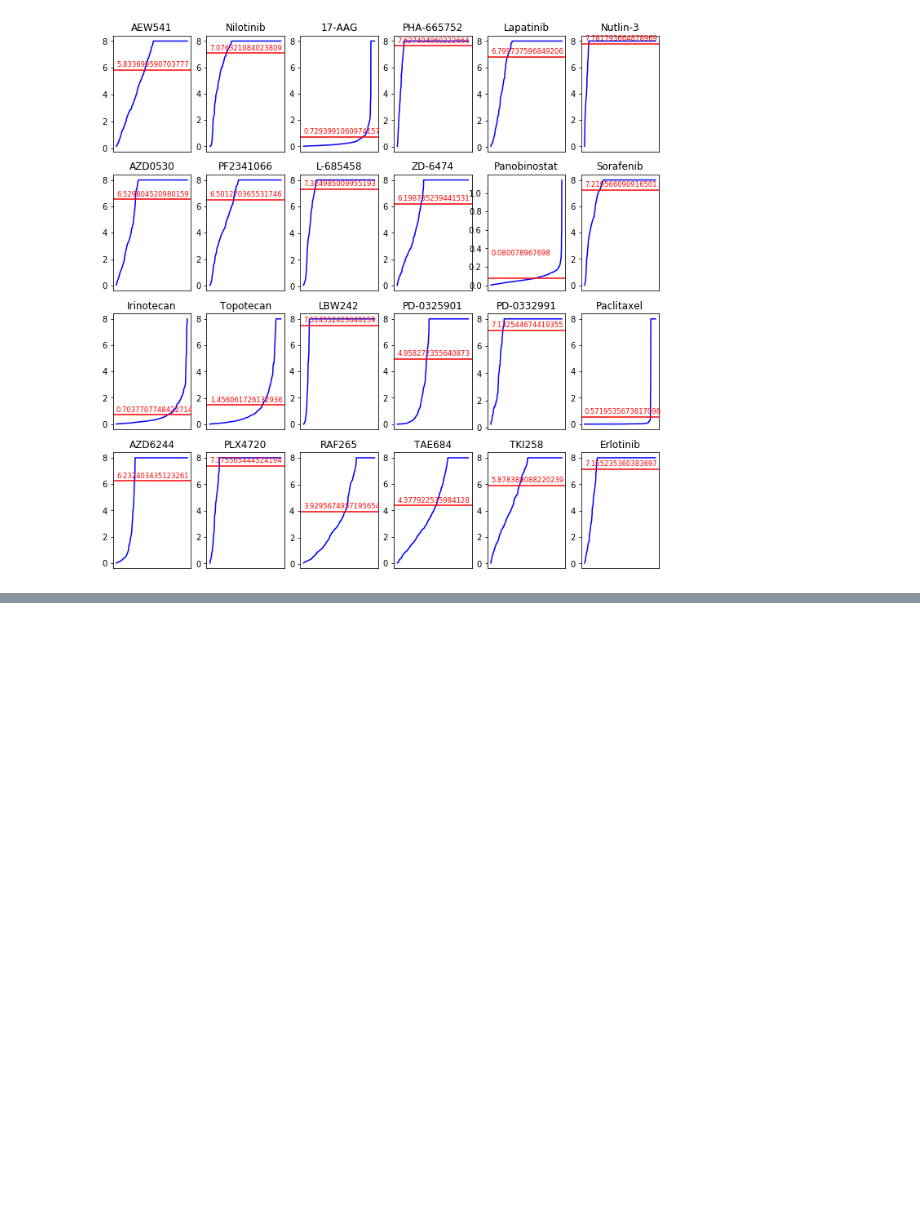
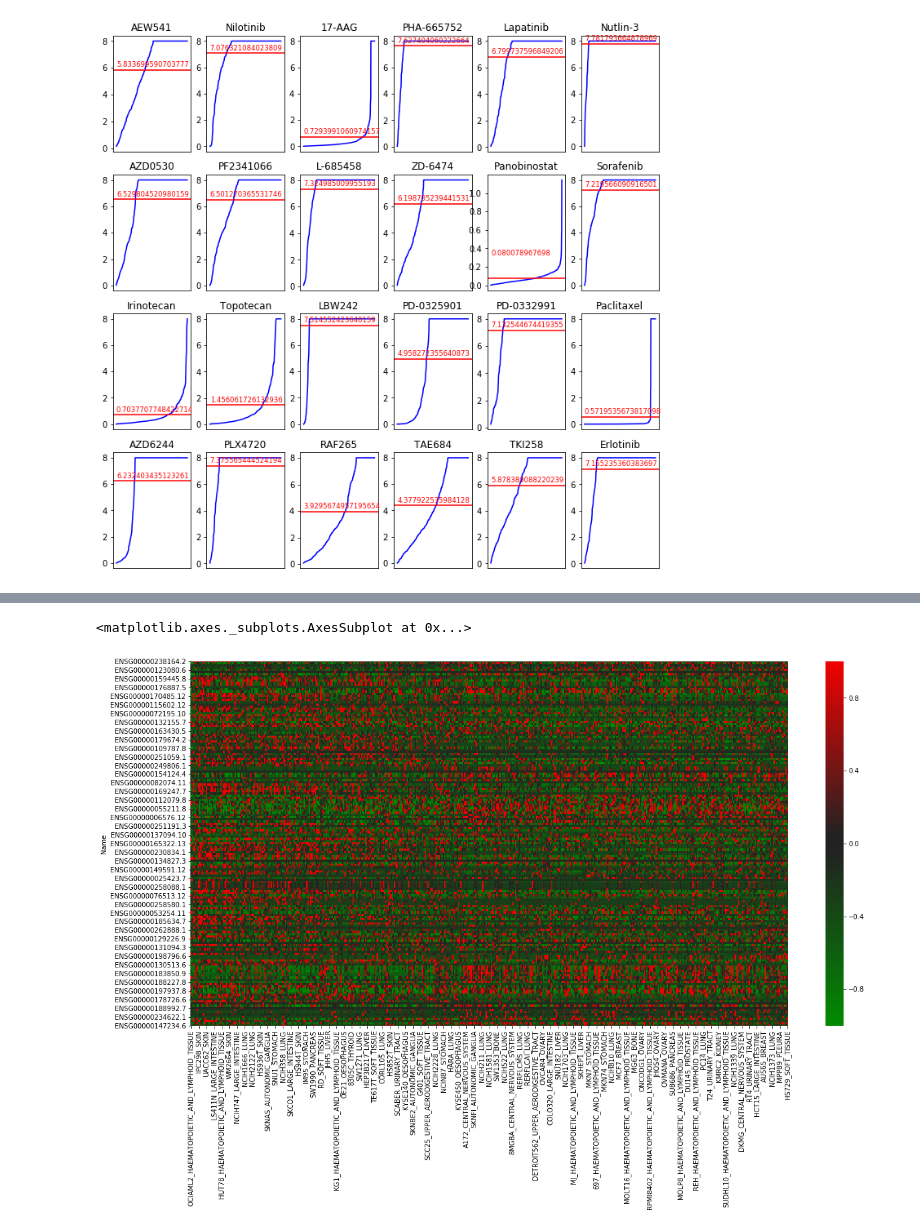
Before and after one commit to jeff-d-wang/Precision-Medicine-Notebook, a Jupyter notebook: index.ipynb, the cells around one changed output, grey strips where cells are left out. Saved outputs shown, nothing was run; the diff lists cells and outputs as text; code cells hidden in the pictures; blank space fills up the shorter version.

```diff
--- a/index.ipynb
+++ b/index.ipynb
@@ -500,0 +324,19 @@ test_predictions = train_svm.predict(test_RPKM)
+# %%
+total_feature_importances = pd.DataFrame(np.zeros((len(filtered_RPKMData), 1))).squeeze()
+total_feature_importances = total_feature_importances.reindex(list(feature_importances.index), fill_value = 0)
+for i in range(5):
+    print(i)
+    bin_interval = min(29, n_bins - 29)
+    for current_interval in range(int(n_bins/bin_interval)):
+        if train_bins_count == bin_interval:
+            train_samples = list(itertools.chain.from_iterable([sample_bins[i] if i in range(current_interval*bin_interval, (current_interval + 1)*bin_interval) else [] for i in sample_bins.keys()]))
+        else:
+            train_samples = list(itertools.chain.from_iterable([sample_bins[i] if i not in range(current_interval*bin_interval, (current_interval + 1)*bin_interval) else [] for i in sample_bins.keys()]))
+        # add a step to remove any imputed samples from the test array
+
+        train_rf = RandomForestClassifier(n_estimators = 1000, random_state = random_seed)
+        train_rf.fit(filtered_RPKMData[train_samples].transpose(), drug_response[train_samples])
+        feature_importances = pd.Series(train_rf.feature_importances_, index = train_RPKM.columns)
+        total_feature_importances += feature_importances
+
+total_feature_importances
@@ -500,0 +416,7 @@ test_predictions = train_svm.predict(test_RPKM)
+# %%
+# samples sorted by increasing ic50 values *no color bar yet*
+plt.figure(figsize = (20,10))
+sns.heatmap(importance_RPKMData[list(ic50.sort_values(ascending=True).index)], cmap = cmap_gene, vmin = -1.0, vmax = 1.0)
+# %% [output]
+<matplotlib.axes._subplots.AxesSubplot at 0x...>
+[figure, added]
```
Also changed, not shown: parts of 44 cells of this notebook, 2 other files.
